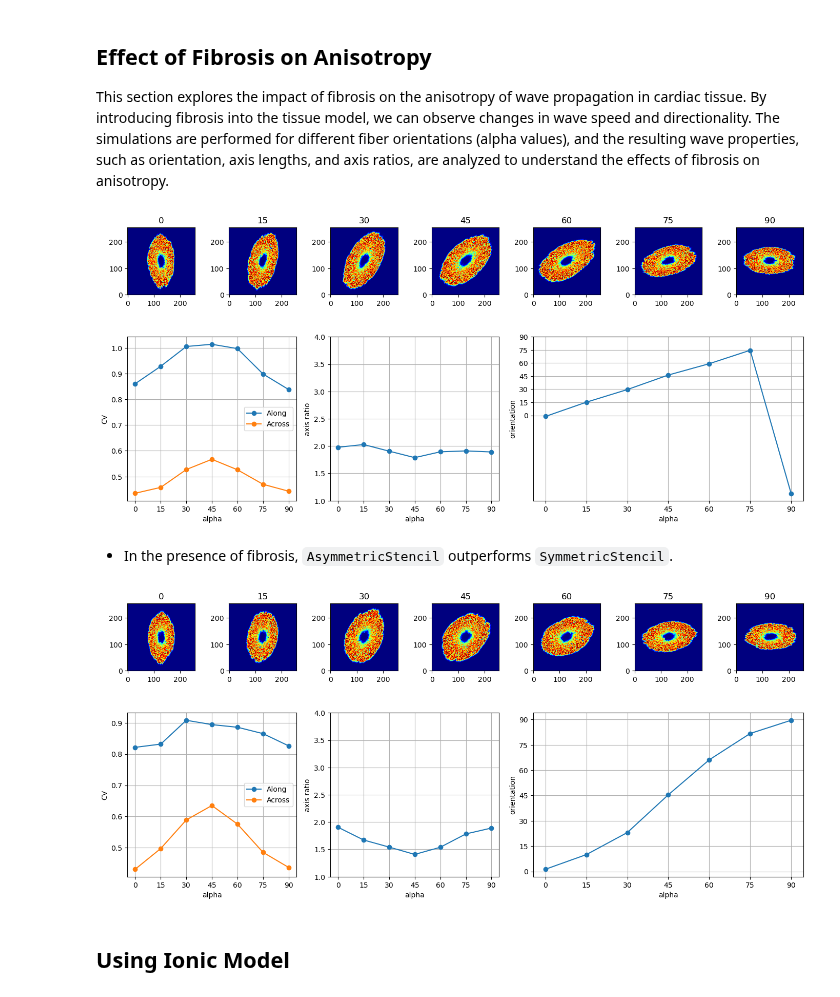
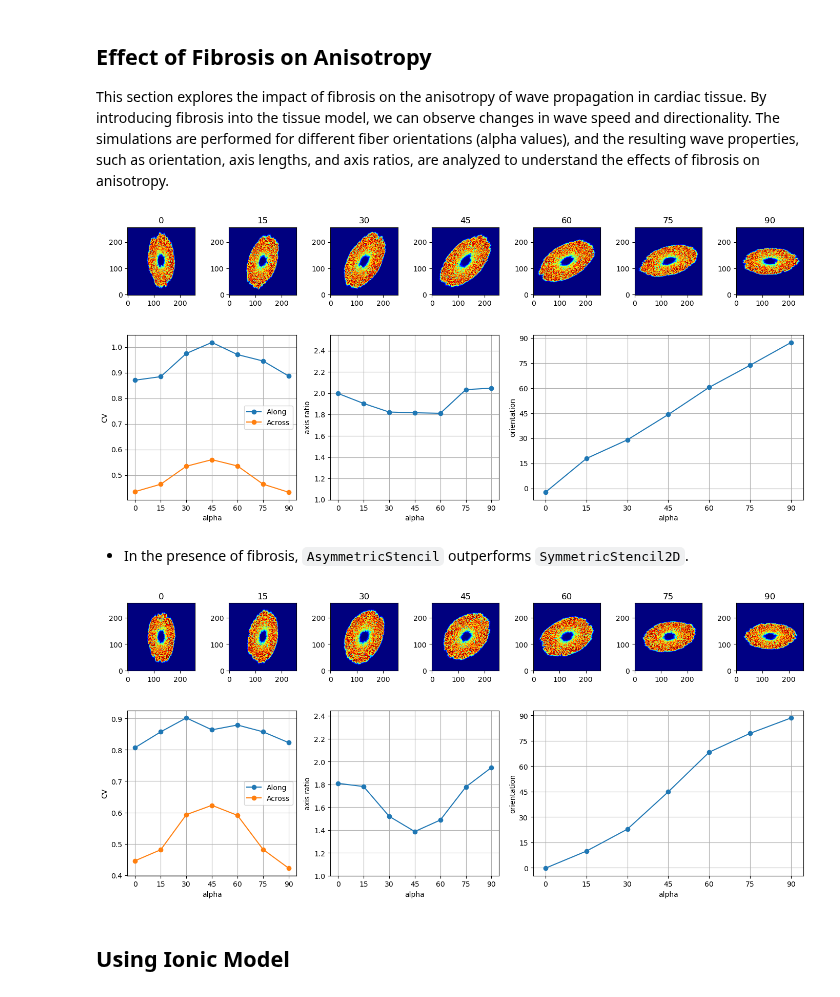
Before and after one commit to finitewave/Finitewave, a Jupyter notebook: Tutorials/Anisotropy2D.ipynb, the cells around one changed output. Saved outputs shown, nothing was run; the diff lists cells and outputs as text; code cells hidden in the pictures.

Commit message:
Fix stencils for 3D

```diff
--- a/Tutorials/Anisotropy2D.ipynb
+++ b/Tutorials/Anisotropy2D.ipynb
@@ -165,6 +163,10 @@ def plot_anisotropy_vs_angle(measures, images, alphas):
         ax.imshow(images[i], cmap='jet', origin='lower')
         ax.set_title(f'{np.degrees(alphas[i]):.0f}')
 
+    alpha_measures = np.where(measures['orientation'] < -45,
+                              measures['orientation'] + 180,
+                              measures['orientation'])
+
     ax = axs['cv']
     ax.plot(measures['alpha'], measures['major_axis_length'], 'o-', label='Along')
     ax.plot(measures['alpha'], measures['minor_axis_length'], 'o-', label='Across')
@@ -183,7 +185,7 @@ def plot_anisotropy_vs_angle(measures, images, alphas):
     ax.grid(True)
 
     ax = axs['orientation']
-    ax.plot(measures['alpha'], measures['orientation'], 'o-')
+    ax.plot(measures['alpha'], alpha_measures, 'o-')
     ax.set_xlabel('alpha')
     ax.set_ylabel('orientation')
     ax.set_xticks(np.degrees(alphas))
@@ -247,7 +249,7 @@ t_max = 30
 
 alphas = np.radians(np.arange(0, 91, 15))
 model = fw.AlievPanfilov()
-stencil = fw.SymmetricStencil()
+stencil = fw.SymmetricStencil2D()
 
 measures_symmetric = []
 images_symmetric = []
@@ -314,42 +316,42 @@ measures_asymmetric_fibro = pd.concat(measures_asymmetric_fibro)
 
 plot_anisotropy_vs_angle(measures_asymmetric_fibro, images_asymmetric_fibro, alphas)
 # %% [output]
-[figure, old version]
+[figure, new version]
 # %% [markdown]
-- In the presence of fibrosis, `AsymmetricStencil` outperforms `SymmetricStencil`.
+- In the presence of fibrosis, `AsymmetricStencil` outperforms `SymmetricStencil2D`.
 # %%
 import matplotlib.pyplot as plt
 import numpy as np
 import skimage as ski
 import pandas as pd
 
 import finitewave as fw
 
 
 # number of nodes on the side
 n = 256
 dt = 0.01
 dr = 0.25
 t_max = 30
 
 alphas = np.radians(np.arange(0, 91, 15))
-stencil = fw.SymmetricStencil()
+stencil = fw.SymmetricStencil2D()
 model = fw.AlievPanfilov()
 
 measures_symmetric_fibro = []
 images_symmetric_fibro = []
 
 for alpha in alphas:
     alpha, u, props = run_simulation(alpha, n, dt, dr, t_max, stencil, model,
                                      model_step=1, fib_dens=0.2)
     images_symmetric_fibro.append(u)
     measures_symmetric_fibro.append(pd.DataFrame(props))
 
 measures_symmetric_fibro = pd.concat(measures_symmetric_fibro)
 
 plot_anisotropy_vs_angle(measures_symmetric_fibro, images_symmetric_fibro, alphas)
 # %% [output]
-[figure, old version]
+[figure, new version]
 # %% [markdown]
 ## Using Ionic Model
 # %%
```
Also changed, not shown: parts of 4 cells of this notebook, 15 other files.
